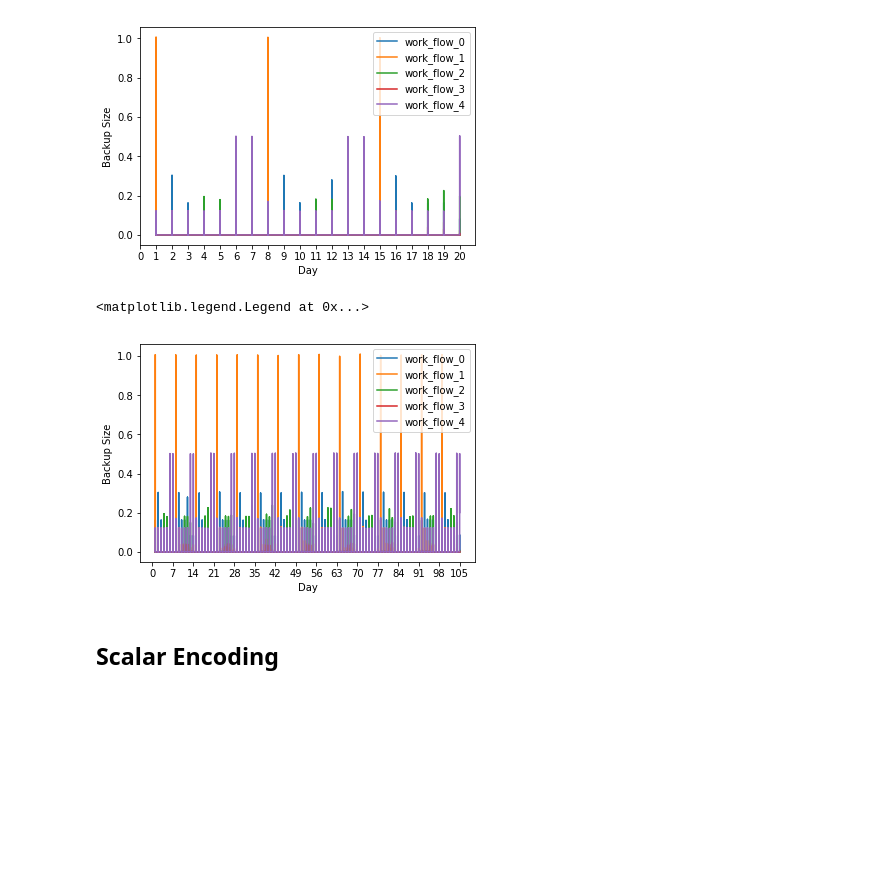
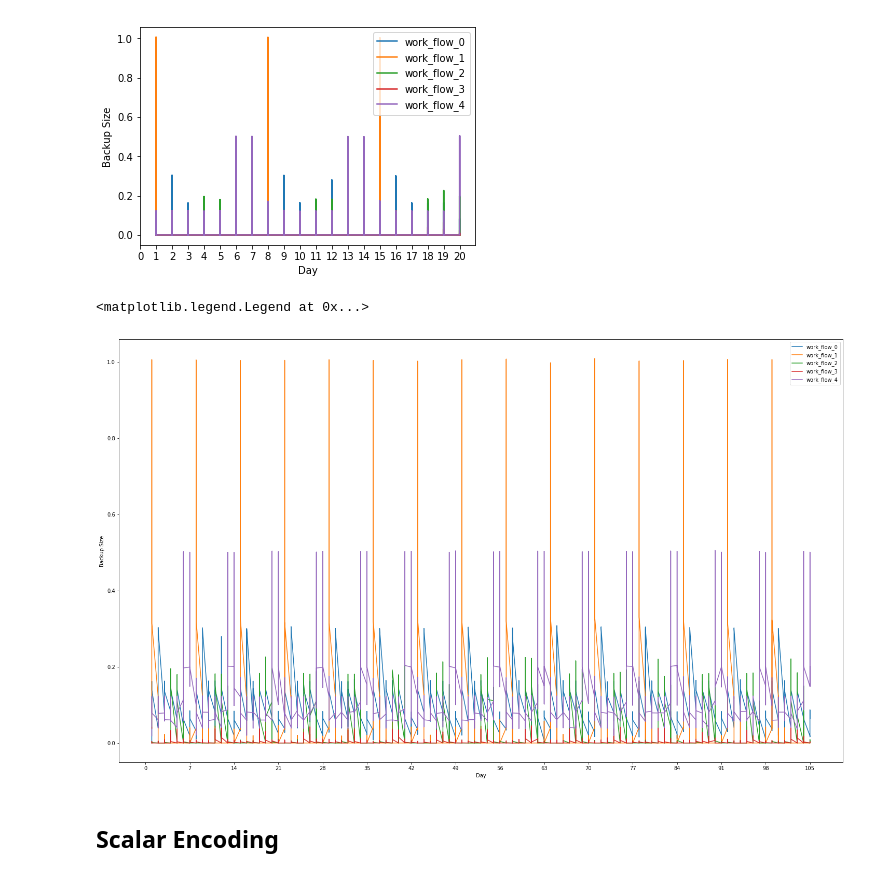
Before and after one commit to 219Winter2019adjz/Project4, a Jupyter notebook: Dataset1.ipynb, the cells around one changed output. Drawn from its saved outputs; the diff is of its cells as text; code cells hidden in the pictures; blank space fills up the shorter version.

```diff
--- a/Dataset1.ipynb
+++ b/Dataset1.ipynb
@@ -26,13 +26,13 @@ bkp_size = df.iloc[:, [5]]
 bkp_time = df.iloc[:, [6]]
 # %%
 #Converting all of the above columns to numpy arrays
-Week_idx = np.concatenate(Week_idx.to_numpy(), axis=0)
-Day = np.concatenate(Day.to_numpy(), axis=0)
-bkp_start_time = np.concatenate(bkp_start_time.to_numpy(), axis=0)
-workflow_ID = np.concatenate(workflow_ID.to_numpy(), axis=0)
-File_name = np.concatenate(File_name.to_numpy(), axis=0)
-bkp_size = np.concatenate(bkp_size.to_numpy(), axis=0)
-bkp_time = np.concatenate(bkp_time.to_numpy(), axis=0)
+Week_idx = np.concatenate(Week_idx.values, axis=0)
+Day = np.concatenate(Day.values, axis=0)
+bkp_start_time = np.concatenate(bkp_start_time.values, axis=0)
+workflow_ID = np.concatenate(workflow_ID.values, axis=0)
+File_name = np.concatenate(File_name.values, axis=0)
+bkp_size = np.concatenate(bkp_size.values, axis=0)
+bkp_time = np.concatenate(bkp_time.values, axis=0)
 # %%
 # Finding the end of 20 day period
 i = 0
@@ -108,44 +108,50 @@ plt.legend(['work_flow_0', 'work_flow_1', 'work_flow_2', 'work_flow_3', 'work_fl
 
 total_idx = len(Week_idx)
 i = 0
 y_idx = np.zeros(total_idx)
 colors = np.empty(total_idx, dtype = str)
-w_0 = np.zeros(total_idx)
-w_1 = np.zeros(total_idx)
-w_2 = np.zeros(total_idx)
-w_3 = np.zeros(total_idx)
-w_4 = np.zeros(total_idx)
+w_0 = np.empty(total_idx)
+w_1 = np.empty(total_idx)
+w_2 = np.empty(total_idx)
+w_3 = np.empty(total_idx)
+w_4 = np.empty(total_idx)
+w_0[:] = np.nan
+w_1[:] = np.nan
+w_2[:] = np.nan
+w_3[:] = np.nan
+w_4[:] = np.nan
 while i < total_idx:
     y_idx[i] = i
     if workflow_ID[i] == 'work_flow_0':
         w_0[i] = bkp_size[i]
         colors[i] = "g"
     elif workflow_ID[i] == 'work_flow_1':
         w_1[i] = bkp_size[i]
         colors[i] = "r"
     elif workflow_ID[i] == 'work_flow_2':
         w_2[i] = bkp_size[i]
         colors[i] = "c"
     elif workflow_ID[i] == 'work_flow_3':
         w_3[i] = bkp_size[i]
         colors[i] = "b"
     elif workflow_ID[i] == 'work_flow_4':
         w_4[i] = bkp_size[i]
         colors[i] = "k"
     i = i + 1
 # plt.plot(y_idx, bkp_size[:total_idx])
-plt.plot(day_idx, w_0)
-plt.plot(day_idx, w_1)
-plt.plot(day_idx, w_2)
-plt.plot(day_idx, w_3)
-plt.plot(day_idx, w_4)
+plt.figure(figsize=(25,15))
+plt.plot(day_idx[np.isfinite(w_0)], w_0[np.isfinite(w_0)])
+plt.plot(day_idx[np.isfinite(w_1)], w_1[np.isfinite(w_1)])
+plt.plot(day_idx[np.isfinite(w_2)], w_2[np.isfinite(w_2)])
+plt.plot(day_idx[np.isfinite(w_3)], w_3[np.isfinite(w_3)])
+plt.plot(day_idx[np.isfinite(w_4)], w_4[np.isfinite(w_4)])
 plt.xticks(np.arange(106, step=7))
 plt.xlabel('Day')
 plt.ylabel('Backup Size')
 plt.legend(['work_flow_0', 'work_flow_1', 'work_flow_2', 'work_flow_3', 'work_flow_4'])
 # %% [output]
 <matplotlib.legend.Legend at 0x...>
-[figure, old version]
+[figure, new version]
 # %% [markdown]
 ## Scalar Encoding
 # %%
```
Also changed, not shown: parts of 4 cells of this notebook.
